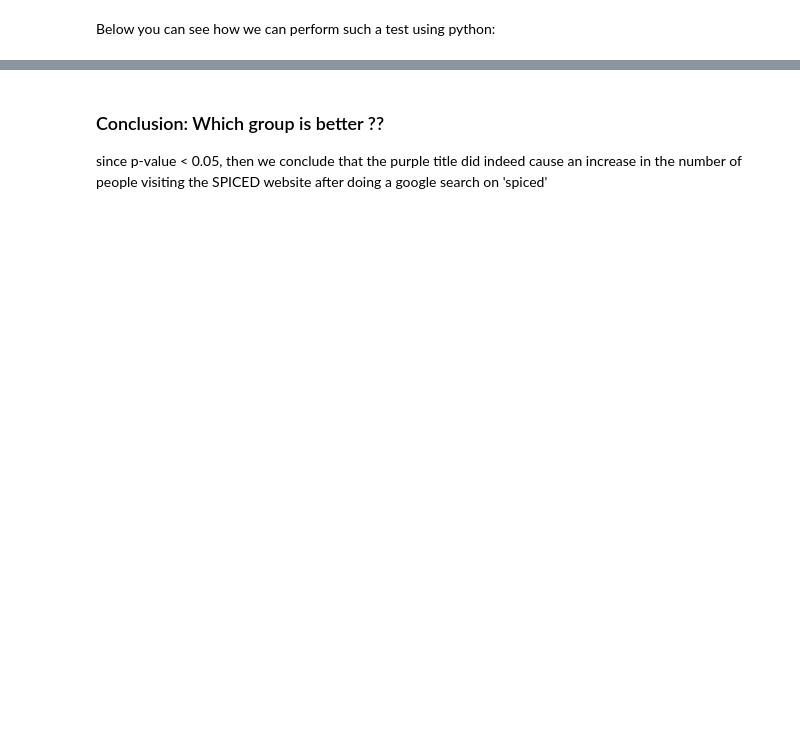
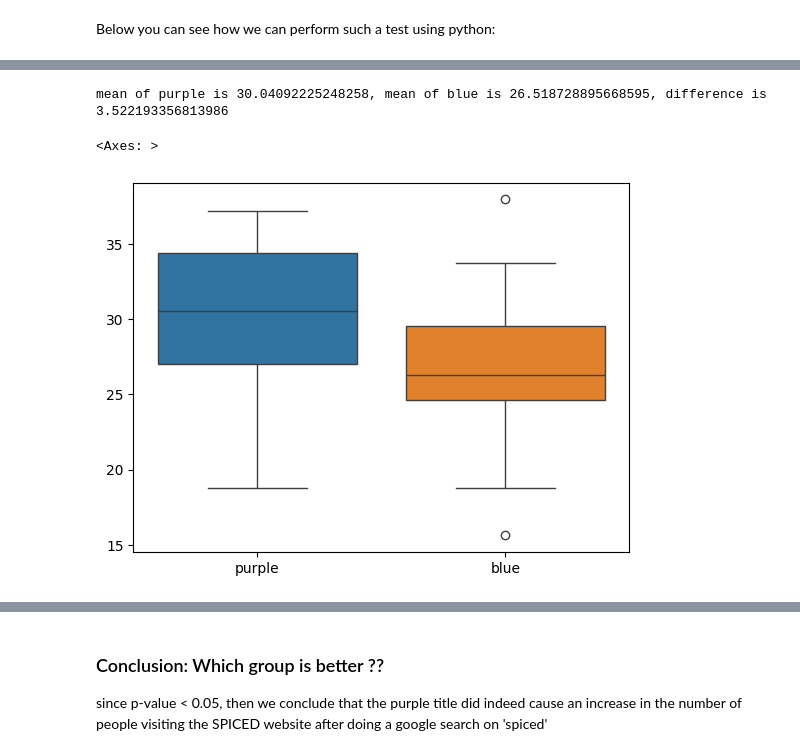
Before and after one commit to bbear2024/exercise, a Jupyter notebook: da-module-advanced_analytics/04_ab_testing/exercise/visitors_ab_testing.ipynb, the cells around one changed output, grey strips where cells are left out. Saved outputs shown, nothing was run; the diff lists cells and outputs as text; code cells hidden in the pictures; blank space fills up the shorter version.

```diff
--- a/da-module-advanced_analytics/04_ab_testing/exercise/visitors_ab_testing.ipynb
+++ b/da-module-advanced_analytics/04_ab_testing/exercise/visitors_ab_testing.ipynb
@@ -21,3 +21,6 @@ import seaborn as sns
 import scipy.stats as stats
 # %%
 # read the visitors.csv file containing the number of daily visitors for both groups for 30 days
+
+df = pd.read_csv('visitors.csv')
+df = df.drop('Unnamed: 0', axis=1)
@@ -26,4 +47,17 @@ import scipy.stats as stats
+# %%
+# calculate the means of both groups and their difference
+
+mean_p = df.purple.mean()
+mean_b = df.blue.mean()
+difference = mean_p - mean_b
+print(f'mean of purple is {mean_p}, mean of blue is {mean_b}, difference is {difference}')
+# %% [output]
+mean of purple is 30.04092225248258, mean of blue is 26.518728895668595, difference is 3.522193356813986
 # %%
 # plot the two groups boxplots
+sns.boxplot(data=df)
+# %% [output]
+<Axes: >
+[figure, added]
 # %%
 # plot the distributions of both groups using either histograms of displot
```
Also changed, not shown: parts of 4 cells of this notebook, 7 other files.
